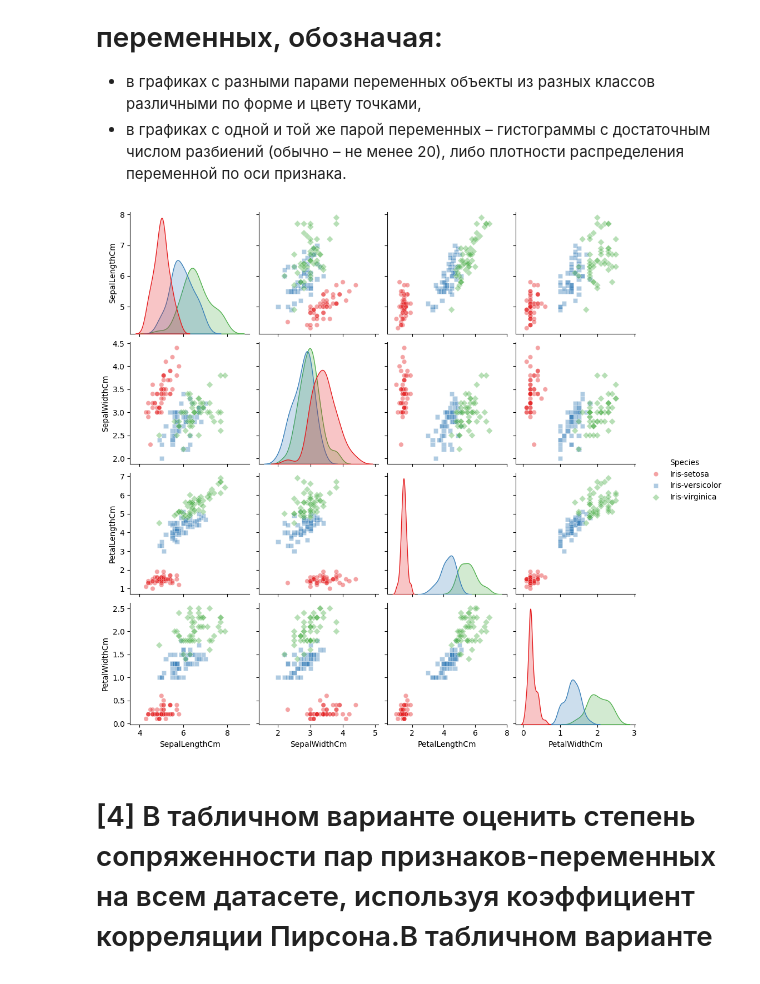
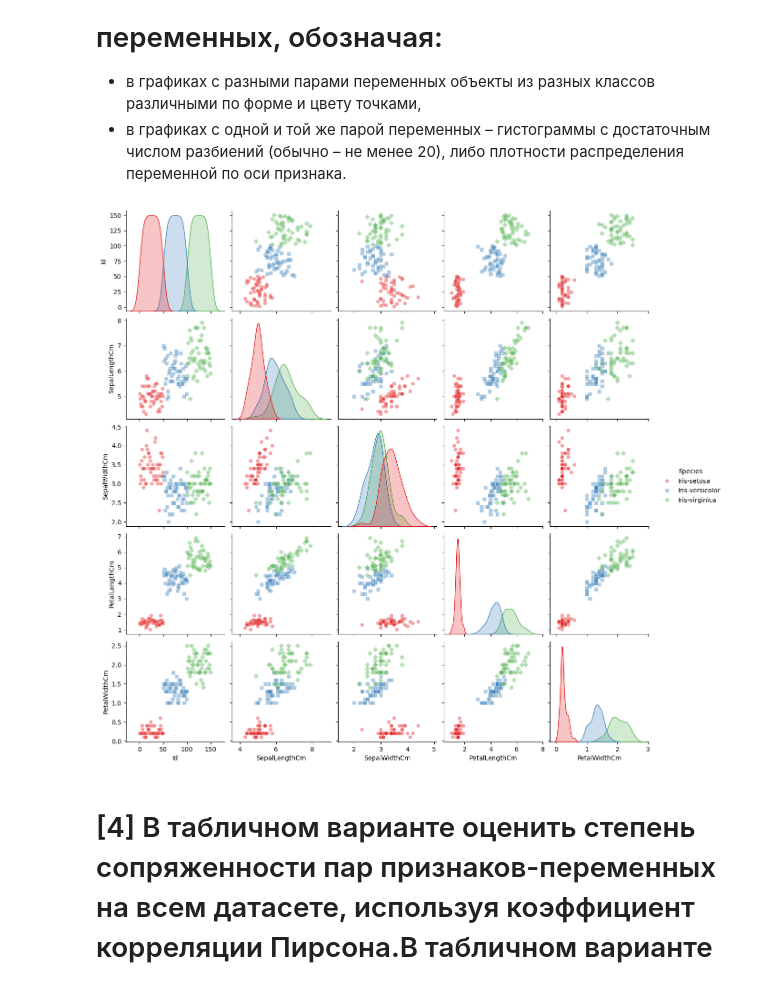
Before and after one commit to vladospuchkov/Data-science-menshanov, a Jupyter notebook: lab1/lab1_tsr.ipynb, the cells around one changed output. Saved outputs shown, nothing was run; the diff lists cells and outputs as text; code cells hidden in the pictures.

```diff
--- a/lab1/lab1_tsr.ipynb
+++ b/lab1/lab1_tsr.ipynb
@@ -125,19 +125,19 @@ filtered_df_cleaned
 переменной по оси признака.
 # %%
 # Список классов для цветов и маркеров
-classes = filtered_df_cleaned['Species'].unique()
+classes = df['Species'].unique()
 colors = ['r', 'g', 'b']
 markers = ['o', 's', 'D']
 
 # Построение парных графиков с разделением по классам
-sns.pairplot(filtered_df_cleaned, hue='Species', diag_kind='kde', markers=["o", "s", "D"], palette="Set1", plot_kws={'alpha': 0.4})
+sns.pairplot(df, hue='Species', diag_kind='kde', markers=["o", "s", "D"], palette="Set1", plot_kws={'alpha': 0.4})
 
 # Отображение графика
 plt.show()
 
 #Это позволяет визуально анализировать зависимость между различными переменными и их распределение по классам
 # %% [output]
-[figure, old version]
+[figure, new version]
 # %% [markdown]
 # [4] В табличном варианте оценить степень сопряженности пар признаков-переменных на всем датасете, используя коэффициент корреляции Пирсона.В табличном варианте оценить степень сопряженности пар признаков-переменных в каждом классе датасета, используя коэффициент корреляции Пирсона.
 # %%
```
Also changed, not shown: 6 other files.
